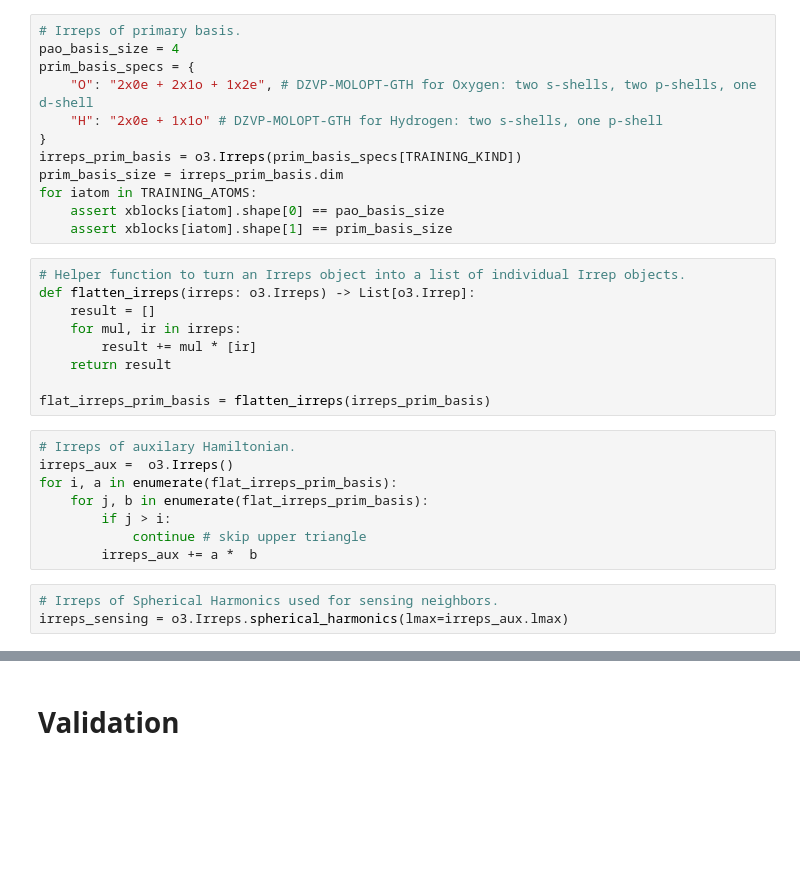
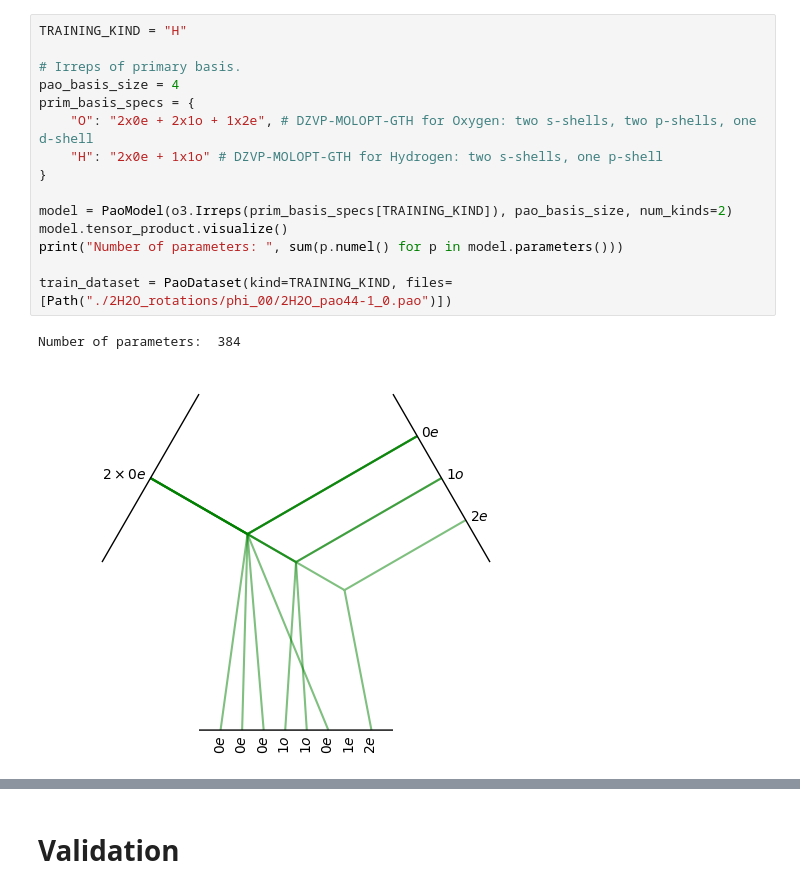
Before and after one commit to oschuett/pao_ml_equivar, a Jupyter notebook: pao_e3nn_demo.ipynb, the cells around one changed output, grey strips where cells are left out. Cells and saved outputs as stored; diff of their text form; blank space fills up the shorter version.

Commit message:
Move code into modules and add support for batching

```diff
--- a/pao_e3nn_demo.ipynb
+++ b/pao_e3nn_demo.ipynb
@@ -36,32 +18,18 @@ irreps_features = o3.Irreps("2x0e") # features: is_hydrogen, is_oxygen
 # %%
+TRAINING_KIND = "H"
+
 # Irreps of primary basis.
 pao_basis_size = 4
 prim_basis_specs = {
     "O": "2x0e + 2x1o + 1x2e", # DZVP-MOLOPT-GTH for Oxygen: two s-shells, two p-shells, one d-shell
     "H": "2x0e + 1x1o" # DZVP-MOLOPT-GTH for Hydrogen: two s-shells, one p-shell
 }
-irreps_prim_basis = o3.Irreps(prim_basis_specs[TRAINING_KIND])
-prim_basis_size = irreps_prim_basis.dim
-for iatom in TRAINING_ATOMS:
-    assert xblocks[iatom].shape[0] == pao_basis_size
-    assert xblocks[iatom].shape[1] == prim_basis_size
+
+model = PaoModel(o3.Irreps(prim_basis_specs[TRAINING_KIND]), pao_basis_size, num_kinds=2)
+model.tensor_product.visualize()
+print("Number of parameters: ", sum(p.numel() for p in model.parameters()))
+
+train_dataset = PaoDataset(kind=TRAINING_KIND, files=[Path("./2H2O_rotations/phi_00/2H2O_pao44-1_0.pao")])
+# %% [output]
+Number of parameters:  384
+[figure, added]
-# %%
-# Helper function to turn an Irreps object into a list of individual Irrep objects.
-def flatten_irreps(irreps: o3.Irreps) -> List[o3.Irrep]:
-    result = []
-    for mul, ir in irreps:
-        result += mul * [ir]
-    return result
-
-flat_irreps_prim_basis = flatten_irreps(irreps_prim_basis)
-# %%
-# Irreps of auxilary Hamiltonian.
-irreps_aux =  o3.Irreps()
-for i, a in enumerate(flat_irreps_prim_basis):
-    for j, b in enumerate(flat_irreps_prim_basis):
-        if j > i:
-            continue # skip upper triangle
-        irreps_aux += a *  b
-# %%
-# Irreps of Spherical Harmonics used for sensing neighbors.
-irreps_sensing = o3.Irreps.spherical_harmonics(lmax=irreps_aux.lmax)
```
Also changed, not shown: parts of 17 cells of this notebook, 4 other files.
